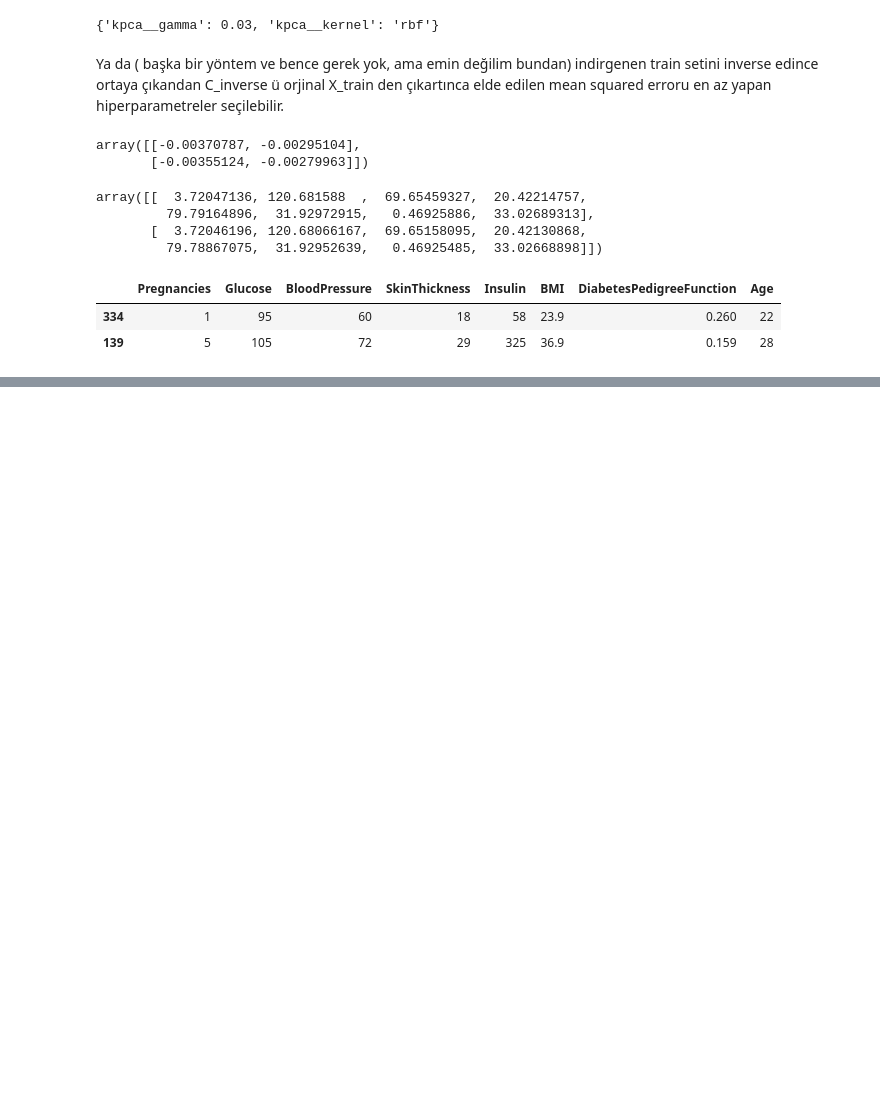
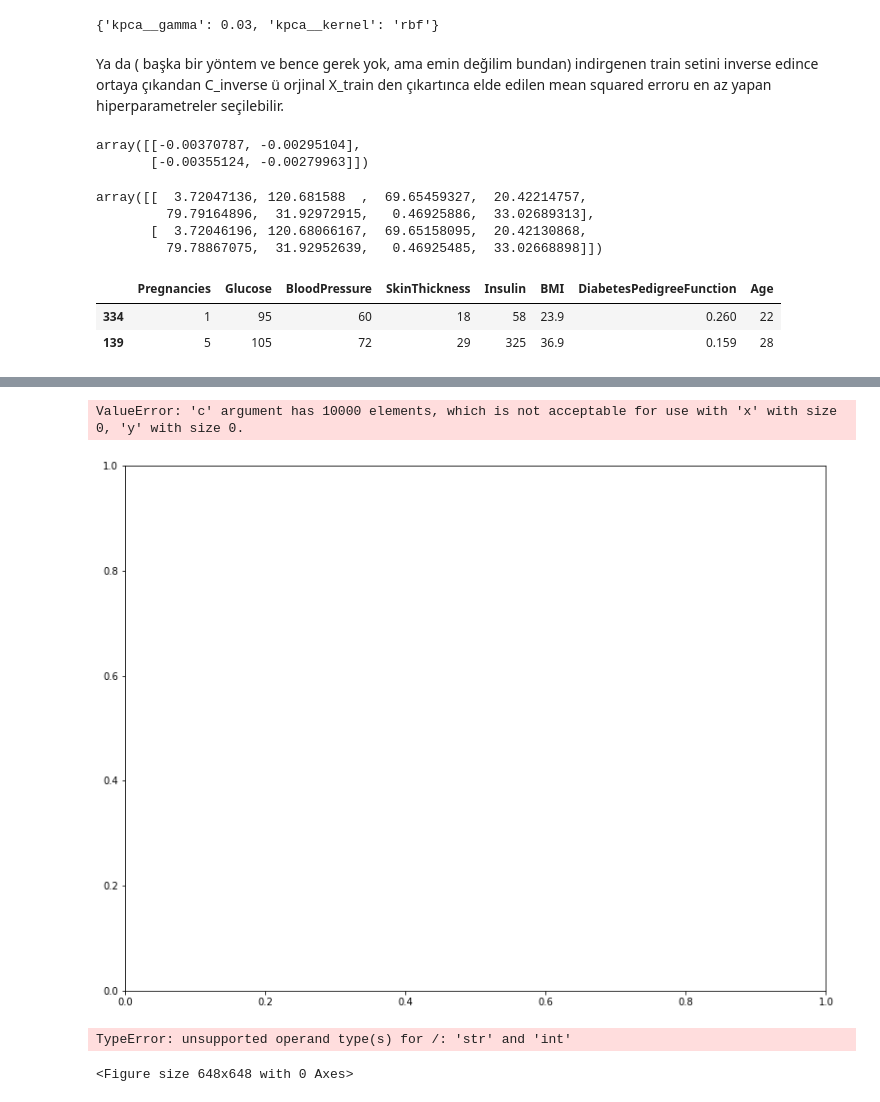
Before and after one commit to Bedirhangndnr/Hands_On_machine_Learning_CodesWithNotes, a Jupyter notebook: Chapter8DimensionalityReduction.ipynb, the cells around one changed output, grey strips where cells are left out. Saved outputs shown, nothing was run; the diff lists cells and outputs as text; code cells hidden in the pictures; blank space fills up the shorter version.

```diff
--- a/Chapter8DimensionalityReduction.ipynb
+++ b/Chapter8DimensionalityReduction.ipynb
@@ -306,0 +537,21 @@ X_train[:2]
+# %%
+# burda çalışmaya durdum, sonra devam edeceğim.
+from matplotlib import pyplot as plt
+plt.figure(figsize=(13,10))
+plt.scatter(X_reduced[y==2, 0], X_reduced[y==2, 1], c=y.astype(int), cmap="jet")
+plt.axis('off')
+plt.colorbar()
+plt.show()
+# %% [output]
+ValueError: 'c' argument has 10000 elements, which is not acceptable for use with 'x' with size 0, 'y' with size 0.
+[figure, added]
+# %%
+plt.figure(figsize=(9,9))
+cmap = mpl.cm.get_cmap("jet")
+for digit in (2, 3, 5):
+    plt.scatter(X_reduced[y == digit, 0], X_reduced[y == digit, 1], c=[cmap(digit / 9)])
+plt.axis('off')
+plt.show()
+# %% [output]
+TypeError: unsupported operand type(s) for /: 'str' and 'int'
+<Figure size 648x648 with 0 Axes>
```
Also changed, not shown: parts of 43 cells of this notebook.
